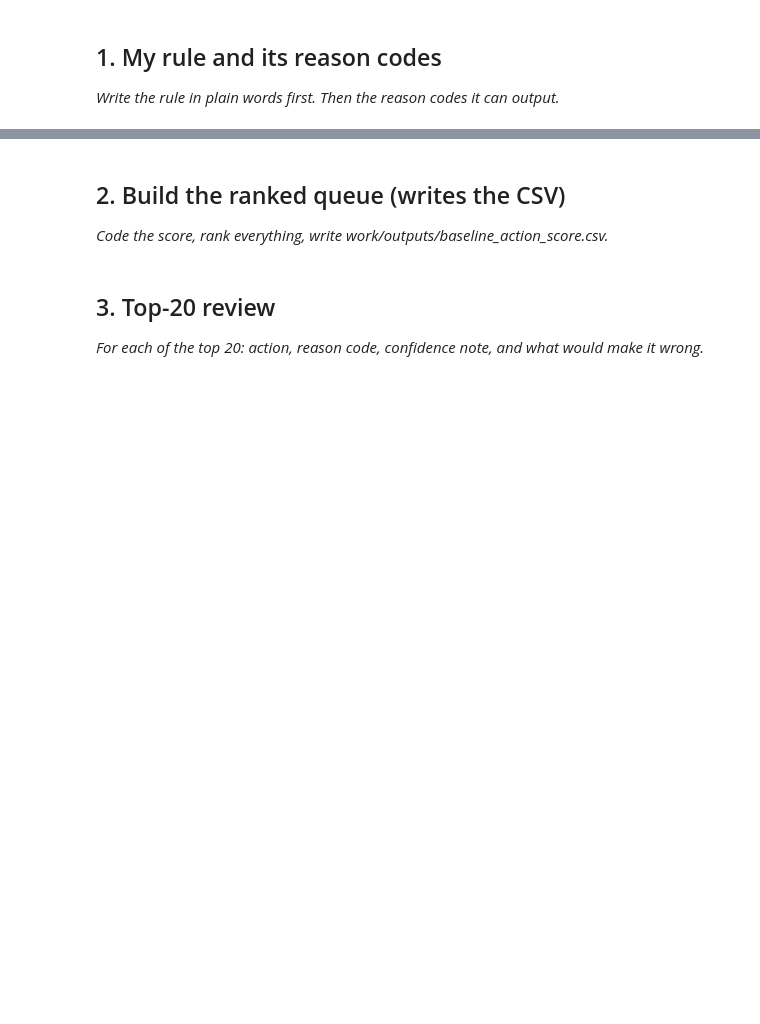
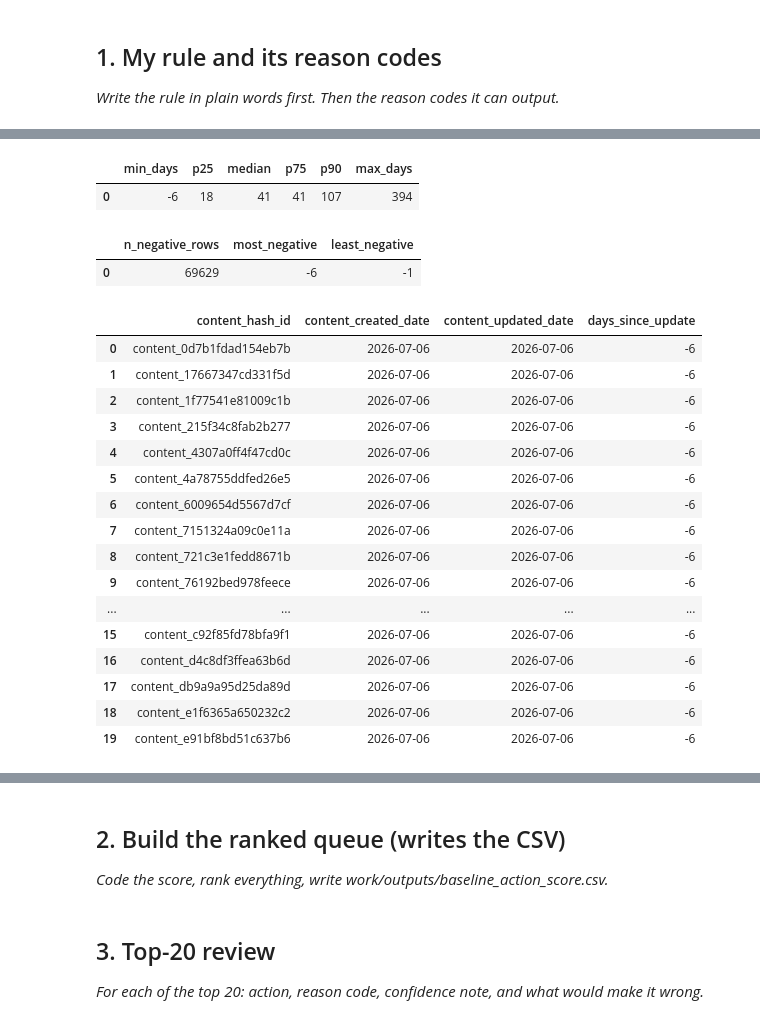
Before and after one commit to AxelYoel/FlyRank-AI-Internship---Axel-Yoel-Chandra, a Jupyter notebook: work/notebooks/w04_baseline_score.ipynb, the cells around one changed output, grey strips where cells are left out. Cells and saved outputs as stored; diff of their text form; code cells hidden in the pictures; blank space fills up the shorter version.

```diff
--- a/work/notebooks/w04_baseline_score.ipynb
+++ b/work/notebooks/w04_baseline_score.ipynb
@@ -15,0 +48,69 @@ This skeleton is yours to fill. Work the sections **in order** — each one has
+# %%
+# --- 1. Staleness distribution: days since last content update ---
+# Using the same window-end date (2026-06-30) on w03,
+# and your own filters: published, not deleted.
+con.sql(f"""
+    SELECT
+        MIN(days_since_update)                              AS min_days,
+        approx_quantile(days_since_update, 0.25)             AS p25,
+        approx_quantile(days_since_update, 0.50)             AS median,
+        approx_quantile(days_since_update, 0.75)             AS p75,
+        approx_quantile(days_since_update, 0.90)             AS p90,
+        MAX(days_since_update)                              AS max_days
+    FROM (
+        SELECT content_hash_id,
+               DATE_DIFF('day', content_updated_date, DATE '2026-06-30') AS days_since_update
+        FROM read_parquet('{rel}/dim_content.parquet')
+        WHERE is_published IS TRUE AND is_deleted IS NOT TRUE
+    )
+""").df()
+# %% [output]
+|  | min_days | p25 | median | p75 | p90 | max_days |
+| 0 | -6 | 18 | 41 | 41 | 107 | 394 |
+# %%
+# --- A1. How many rows are affected, and how negative do they get? ---
+con.sql(f"""
+    SELECT
+        COUNT(*) AS n_negative_rows,
+        MIN(days_since_update) AS most_negative,
+        MAX(days_since_update) AS least_negative
+    FROM (
+        SELECT content_hash_id,
+               DATE_DIFF('day', content_updated_date, DATE '2026-06-30') AS days_since_update
+        FROM read_parquet('{rel}/dim_content.parquet')
+        WHERE is_published IS TRUE AND is_deleted IS NOT TRUE
+    )
+    WHERE days_since_update < 0
+""").df()
+# %% [output]
+|  | n_negative_rows | most_negative | least_negative |
+| 0 | 69629 | -6 | -1 |
+# %%
+# --- A2. Look at a sample of the actual rows — is content_updated_date genuinely in the future? ---
+con.sql(f"""
+    SELECT content_hash_id, content_created_date, content_updated_date,
+           DATE_DIFF('day', content_updated_date, DATE '2026-06-30') AS days_since_update
+    FROM read_parquet('{rel}/dim_content.parquet')
+    WHERE is_published IS TRUE AND is_deleted IS NOT TRUE
+      AND DATE_DIFF('day', content_updated_date, DATE '2026-06-30') < 0
+    ORDER BY content_updated_date DESC
+    LIMIT 20
+""").df()
+# %% [output]
+|  | content_hash_id | content_created_date | content_updated_date | days_since_update |
+| 0 | content_0d7b1fdad154eb7b | 2026-07-06 | 2026-07-06 | -6 |
+| 1 | content_17667347cd331f5d | 2026-07-06 | 2026-07-06 | -6 |
+| 2 | content_1f77541e81009c1b | 2026-07-06 | 2026-07-06 | -6 |
+| 3 | content_215f34c8fab2b277 | 2026-07-06 | 2026-07-06 | -6 |
+| 4 | content_4307a0ff4f47cd0c | 2026-07-06 | 2026-07-06 | -6 |
+| 5 | content_4a78755ddfed26e5 | 2026-07-06 | 2026-07-06 | -6 |
+| 6 | content_6009654d5567d7cf | 2026-07-06 | 2026-07-06 | -6 |
+| 7 | content_7151324a09c0e11a | 2026-07-06 | 2026-07-06 | -6 |
+| 8 | content_721c3e1fedd8671b | 2026-07-06 | 2026-07-06 | -6 |
+| 9 | content_76192bed978feece | 2026-07-06 | 2026-07-06 | -6 |
+| ... | ... | ... | ... | ... |
+| 15 | content_c92f85fd78bfa9f1 | 2026-07-06 | 2026-07-06 | -6 |
+| 16 | content_d4c8df3ffea63b6d | 2026-07-06 | 2026-07-06 | -6 |
+| 17 | content_db9a9a95d25da89d | 2026-07-06 | 2026-07-06 | -6 |
+| 18 | content_e1f6365a650232c2 | 2026-07-06 | 2026-07-06 | -6 |
+| 19 | content_e91bf8bd51c637b6 | 2026-07-06 | 2026-07-06 | -6 |
```
Also changed, not shown: parts of 12 cells of this notebook.
